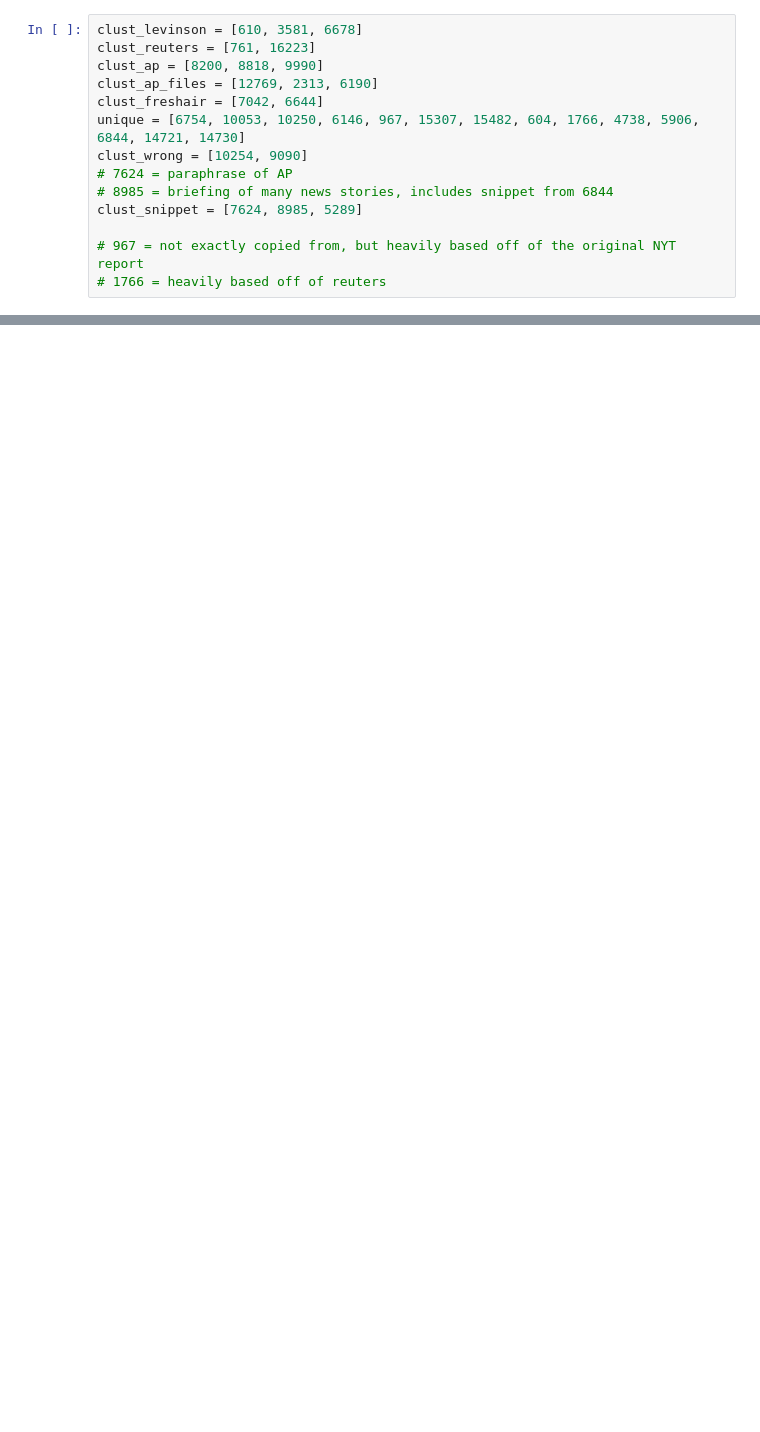
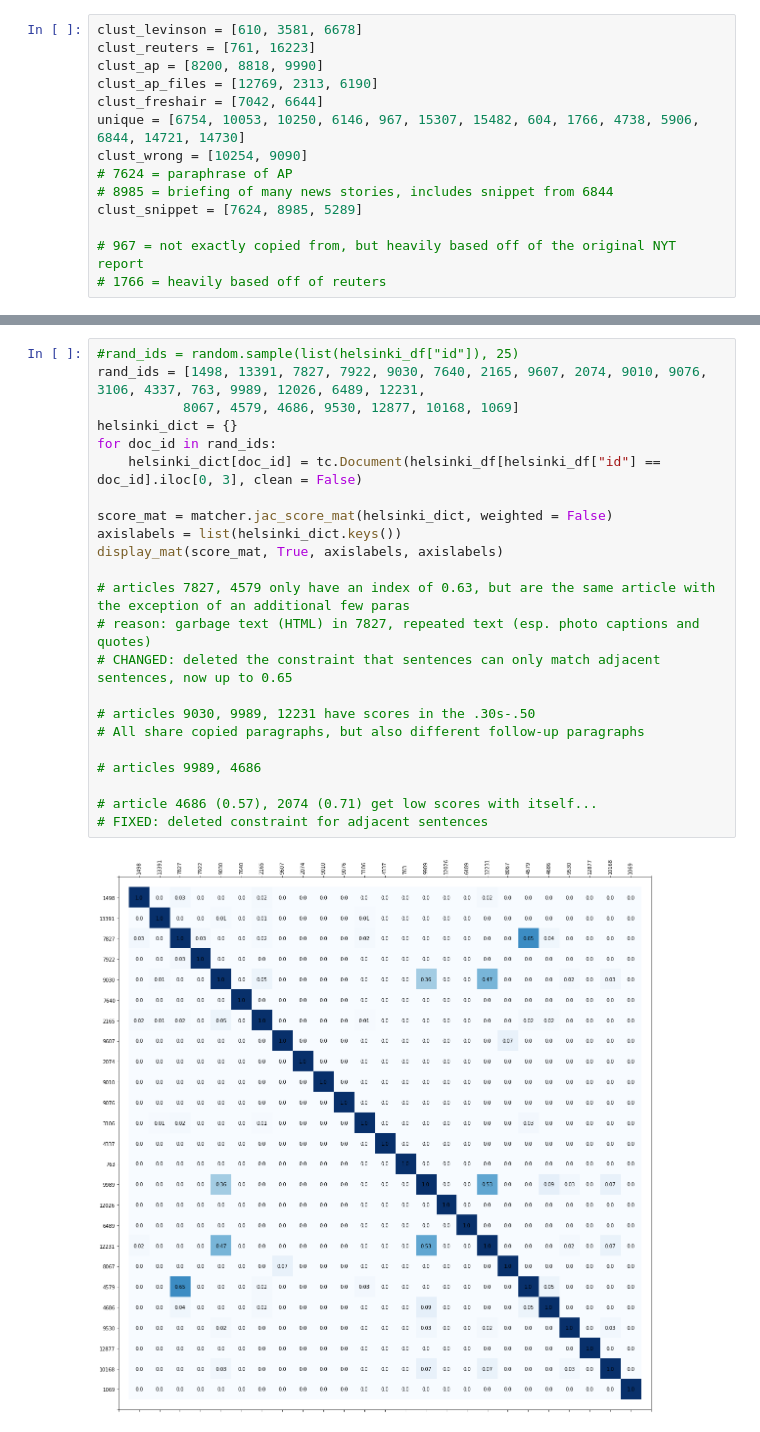
Before and after one commit to asprout/ArticleComparisons, a Jupyter notebook: ArticleSimilarity.ipynb, the cells around one changed output, grey strips where cells are left out. Saved outputs shown, nothing was run; the diff lists cells and outputs as text; blank space fills up the shorter version.

```diff
--- a/ArticleSimilarity.ipynb
+++ b/ArticleSimilarity.ipynb
@@ -186,0 +174,25 @@ Diagonal sum:  14.951416915567858 Non-diagonal sum:  15.89304440138211
+# %%
+#rand_ids = random.sample(list(helsinki_df["id"]), 25)
+rand_ids = [1498, 13391, 7827, 7922, 9030, 7640, 2165, 9607, 2074, 9010, 9076, 3106, 4337, 763, 9989, 12026, 6489, 12231,
+           8067, 4579, 4686, 9530, 12877, 10168, 1069]
+helsinki_dict = {}
+for doc_id in rand_ids:
+    helsinki_dict[doc_id] = tc.Document(helsinki_df[helsinki_df["id"] == doc_id].iloc[0, 3], clean = False)
+
+score_mat = matcher.jac_score_mat(helsinki_dict, weighted = False)
+axislabels = list(helsinki_dict.keys())
+display_mat(score_mat, True, axislabels, axislabels)
+
+# articles 7827, 4579 only have an index of 0.63, but are the same article with the exception of an additional few paras
+# reason: garbage text (HTML) in 7827, repeated text (esp. photo captions and quotes)
+# CHANGED: deleted the constraint that sentences can only match adjacent sentences, now up to 0.65
+
+# articles 9030, 9989, 12231 have scores in the .30s-.50
+# All share copied paragraphs, but also different follow-up paragraphs
+
+# articles 9989, 4686
+
+# article 4686 (0.57), 2074 (0.71) get low scores with itself...
+# FIXED: deleted constraint for adjacent sentences
+# %% [output]
+[figure, added]
```
Also changed, not shown: parts of 19 cells of this notebook, 1 other file.
